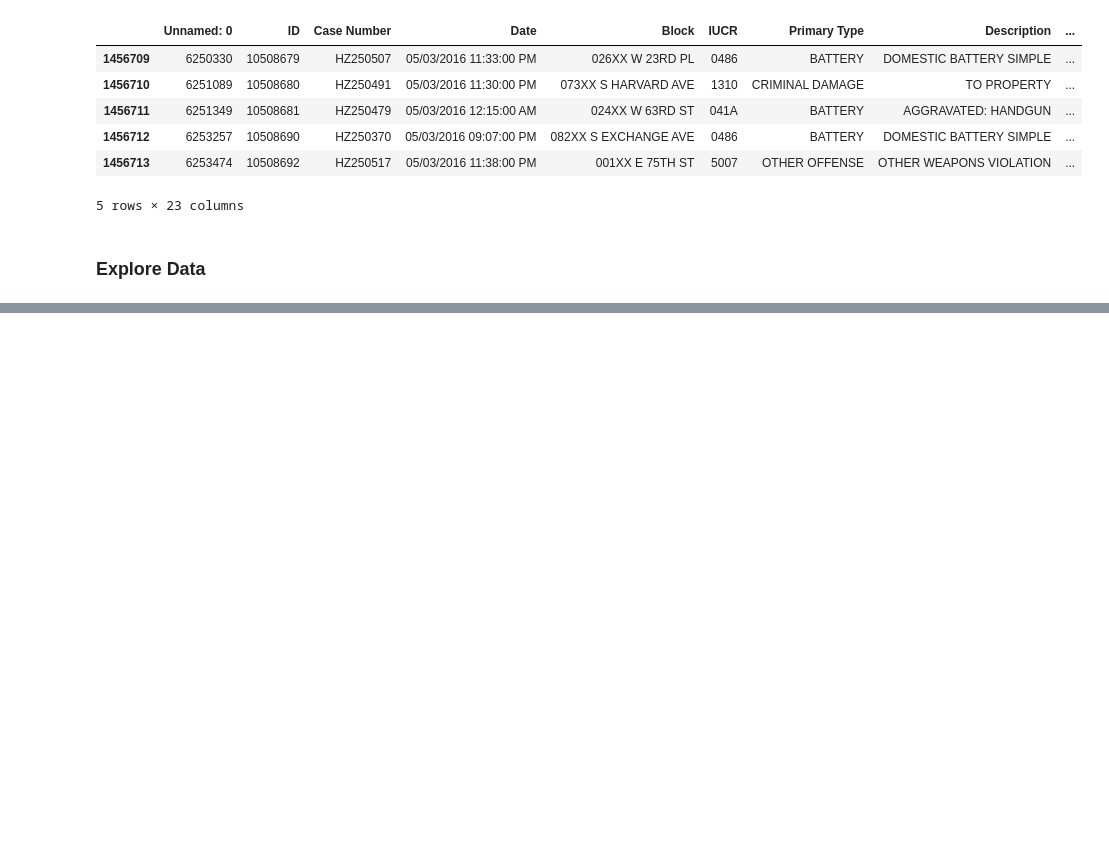
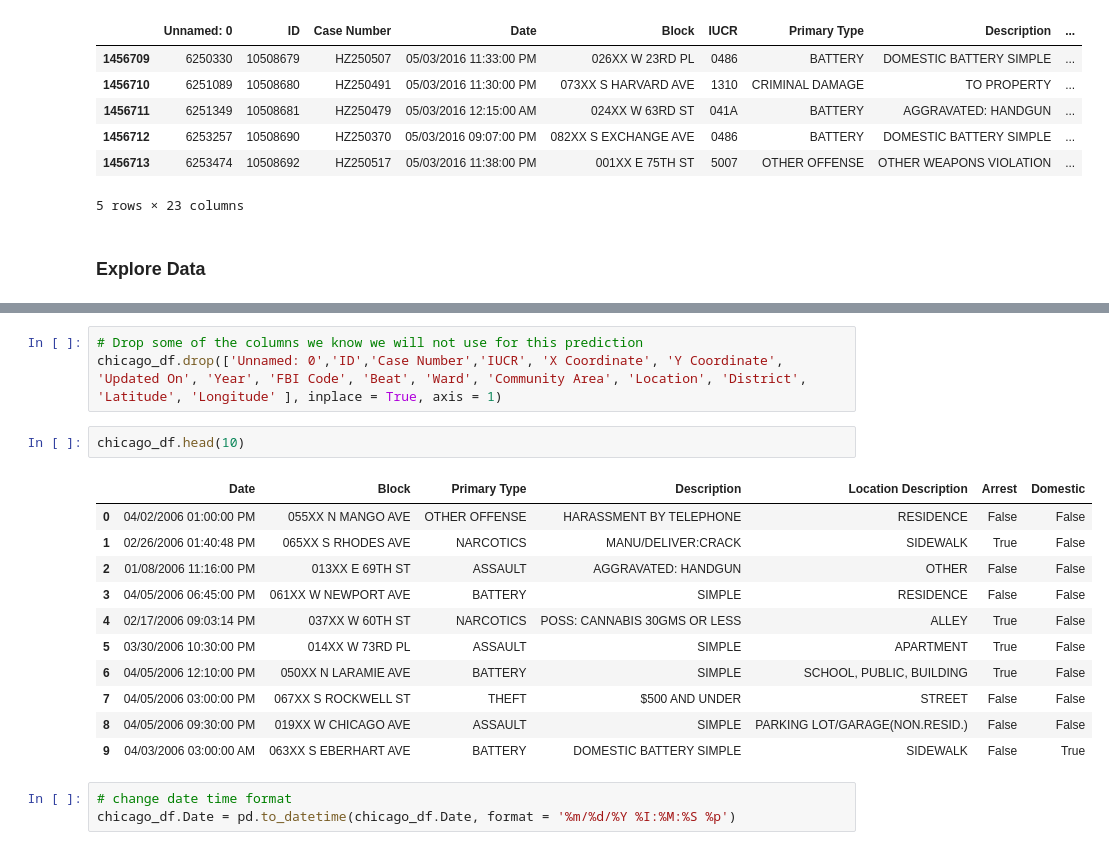
Before and after one commit to sagecodes/chicago-crime-prediction-fbprophet, a Jupyter notebook: chicago-crime-prediction-fbprophet.ipynb, the cells around one changed output, grey strips where cells are left out. Drawn from its saved outputs; the diff is of its cells as text; blank space fills up the shorter version.

```diff
--- a/chicago-crime-prediction-fbprophet.ipynb
+++ b/chicago-crime-prediction-fbprophet.ipynb
@@ -59,0 +88,20 @@ chicago_df.tail()
+# %%
+# Drop some of the columns we know we will not use for this prediction
+chicago_df.drop(['Unnamed: 0','ID','Case Number','IUCR', 'X Coordinate', 'Y Coordinate', 'Updated On', 'Year', 'FBI Code', 'Beat', 'Ward', 'Community Area', 'Location', 'District', 'Latitude', 'Longitude' ], inplace = True, axis = 1)
+# %%
+chicago_df.head(10)
+# %% [output]
+|  | Date | Block | Primary Type | Description | Location Description | Arrest | Domestic |
+| 0 | 04/02/2006 01:00:00 PM | 055XX N MANGO AVE | OTHER OFFENSE | HARASSMENT BY TELEPHONE | RESIDENCE | False | False |
+| 1 | 02/26/2006 01:40:48 PM | 065XX S RHODES AVE | NARCOTICS | MANU/DELIVER:CRACK | SIDEWALK | True | False |
+| 2 | 01/08/2006 11:16:00 PM | 013XX E 69TH ST | ASSAULT | AGGRAVATED: HANDGUN | OTHER | False | False |
+| 3 | 04/05/2006 06:45:00 PM | 061XX W NEWPORT AVE | BATTERY | SIMPLE | RESIDENCE | False | False |
+| 4 | 02/17/2006 09:03:14 PM | 037XX W 60TH ST | NARCOTICS | POSS: CANNABIS 30GMS OR LESS | ALLEY | True | False |
+| 5 | 03/30/2006 10:30:00 PM | 014XX W 73RD PL | ASSAULT | SIMPLE | APARTMENT | True | False |
+| 6 | 04/05/2006 12:10:00 PM | 050XX N LARAMIE AVE | BATTERY | SIMPLE | SCHOOL, PUBLIC, BUILDING | True | False |
+| 7 | 04/05/2006 03:00:00 PM | 067XX S ROCKWELL ST | THEFT | $500 AND UNDER | STREET | False | False |
+| 8 | 04/05/2006 09:30:00 PM | 019XX W CHICAGO AVE | ASSAULT | SIMPLE | PARKING LOT/GARAGE(NON.RESID.) | False | False |
+| 9 | 04/03/2006 03:00:00 AM | 063XX S EBERHART AVE | BATTERY | DOMESTIC BATTERY SIMPLE | SIDEWALK | False | True |
+# %%
+# change date time format
+chicago_df.Date = pd.to_datetime(chicago_df.Date, format = '%m/%d/%Y %I:%M:%S %p')
```
Also changed, not shown: parts of 2 cells of this notebook.
